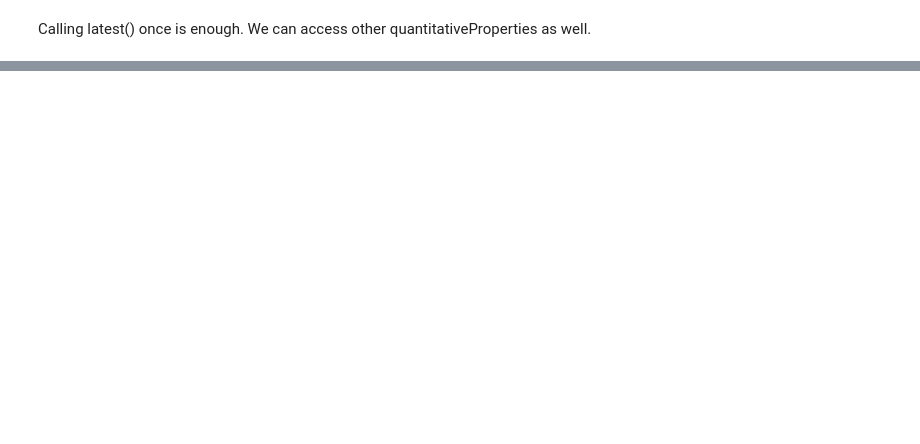
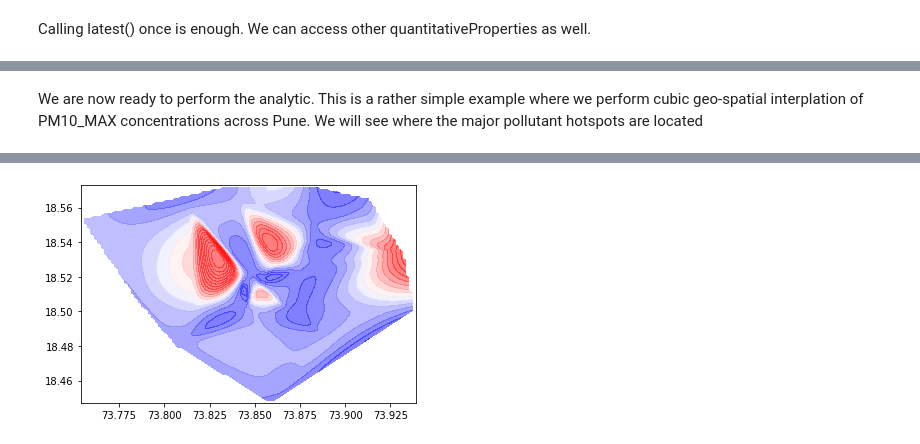
Before and after one commit to iudx/pyIUDX, a Jupyter notebook: examples/pyIUDX_sample_usecases.ipynb, the cells around one changed output, grey strips where cells are left out. Saved outputs shown, nothing was run; the diff lists cells and outputs as text; code cells hidden in the pictures; blank space fills up the shorter version.

```diff
--- a/examples/pyIUDX_sample_usecases.ipynb
+++ b/examples/pyIUDX_sample_usecases.ipynb
@@ -196,0 +286,8 @@ plt.scatter(aqms[0].CO2_MIN.value[:,0], aqms[0].CO2_MIN.value[:,1])
+# %%
+from pyIUDX.rs import item
+geo1 = {"circle": {"lat": 18.539107, "lon": 73.853987, "radius": 30000}}
+attributes = {"tags": ["aqm"]}
+filters = ["id"]
+allAQMItemsByID = cat.getManyResourceItems(attributes, filters, geo=geo1)
+print(allAQMItemsByID)
+aqms = item.Items("https://pudx.catalogue.iudx.org.in/catalogue/v1", allAQMItemsByID)
@@ -196,0 +322,9 @@ plt.scatter(aqms[0].CO2_MIN.value[:,0], aqms[0].CO2_MIN.value[:,1])
+# %%
+# Initialize the map
+geomap = folium.Map([y_orig.mean(), x_orig.mean()], zoom_start=13, tiles="cartodbpositron")
+
+for sensor in aqms:
+  sensor_id = sensor.id
+  folium.Marker([sensor.location.coordinates[1], sensor.location.coordinates[0] ], popup=sensor_id).add_to(geomap)
+
+geomap
@@ -196,0 +333,39 @@ plt.scatter(aqms[0].CO2_MIN.value[:,0], aqms[0].CO2_MIN.value[:,1])
+# %% [markdown]
+We are now ready to perform the analytic.
+This is a rather simple example where we perform cubic geo-spatial interplation of PM10_MAX concentrations across Pune. We will see where the major pollutant hotspots are located
+# %%
+# Make lat and lon linspace
+y_arr = np.linspace(np.min(y_orig), np.max(y_orig), 100)
+x_arr = np.linspace(np.min(x_orig), np.max(x_orig), 100)
+# Make mesh grid
+x_mesh, y_mesh = np.meshgrid(x_arr, y_arr)
+
+
+# Perform cubic interpolation
+z_mesh = griddata((x_orig, y_orig), zs, (x_mesh, y_mesh), method='cubic')
+# Number of levels of colors
+levels = 20
+# Make contours of the fird value obtained in z_mesh
+contourf = plt.contourf(x_mesh, y_mesh, z_mesh, levels, alpha=0.5, cmap="bwr", linestyles='None', vmin=0, vmax=100)
+
+# Convert matplotlib contourf to geojson
+geojson = geojsoncontour.contourf_to_geojson(
+    contourf=contourf,
+    min_angle_deg=3.0,
+    ndigits=5,
+    stroke_width=1,
+    fill_opacity=0.5)
+
+# Plot the contour plot on folium
+folium.GeoJson(
+    geojson,
+    style_function=lambda x: {
+        'color':     x['properties']['stroke'],
+        'weight':    x['properties']['stroke-width'],
+        'fillColor': x['properties']['fill'],
+        'opacity':   0.6,
+    }).add_to(geomap)
+
+# Show map
+geomap
+# %% [output]
@@ -196,0 +373 @@ plt.scatter(aqms[0].CO2_MIN.value[:,0], aqms[0].CO2_MIN.value[:,1])
+[figure, added]
```
Also changed, not shown: parts of 42 cells of this notebook, 3 other files.
